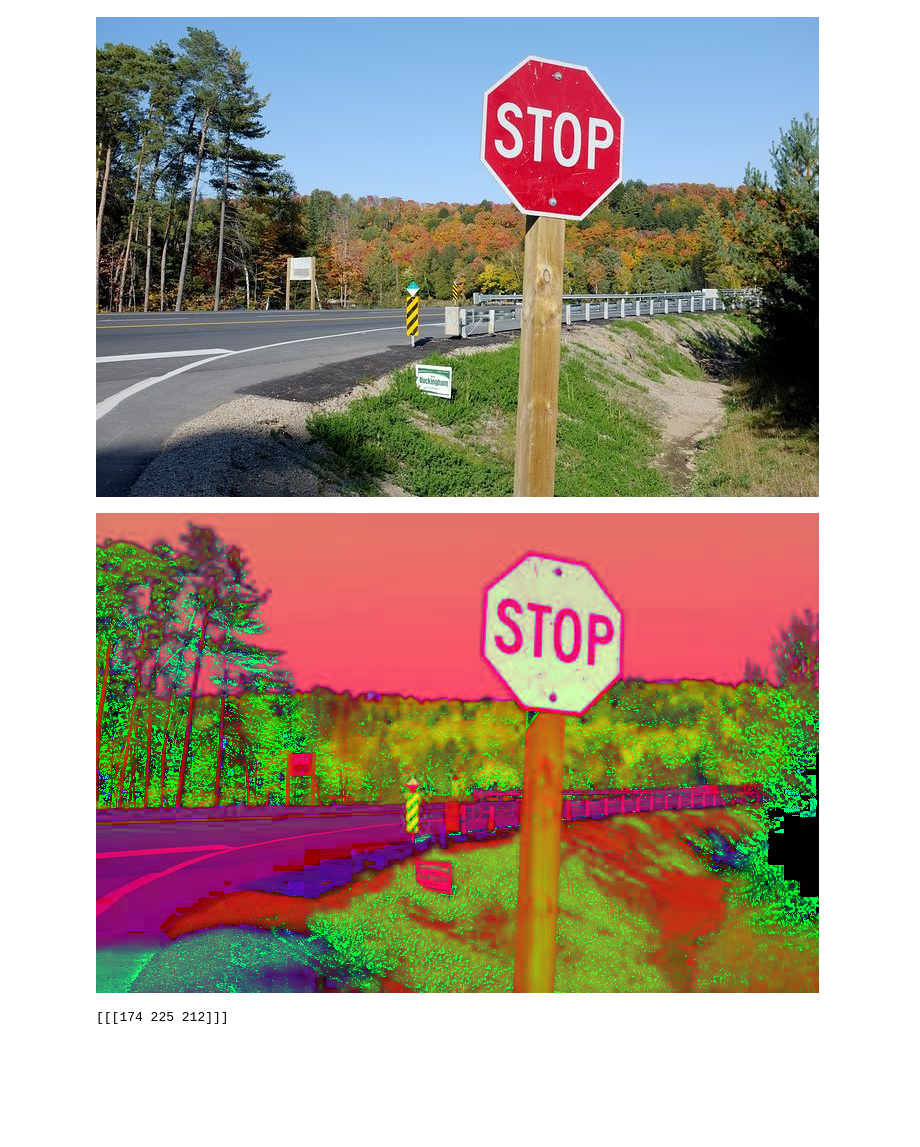
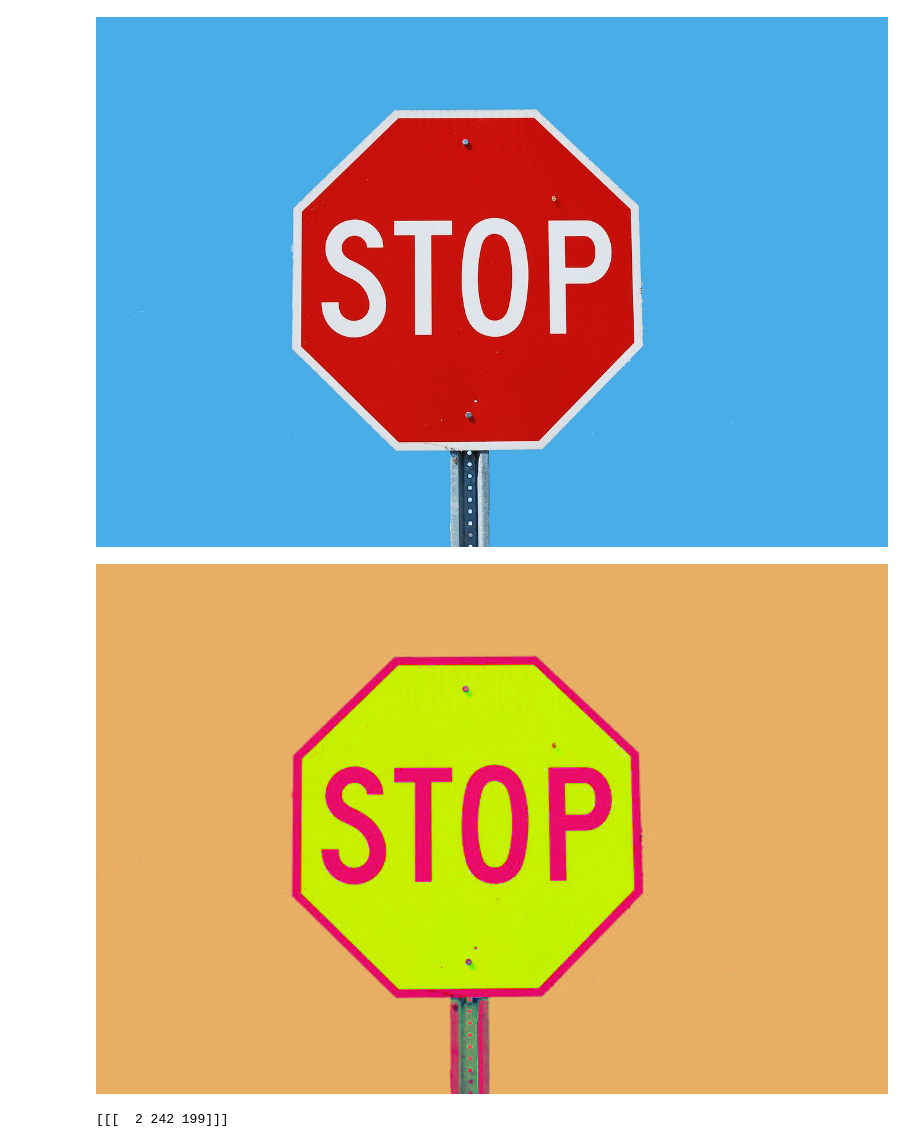
Before and after one commit to JeanMichelDeveloper/Training, a Jupyter notebook: Detect_object_in_an_image.ipynb, the cells around one changed output. Drawn from its saved outputs; the diff is of its cells as text; code cells hidden in the pictures; blank space fills up the shorter version.

```diff
--- a/Detect_object_in_an_image.ipynb
+++ b/Detect_object_in_an_image.ipynb
@@ -28,26 +28,26 @@ stop-sign-744192__4 100%[===================>]  92.81K  --.-KB/s    in 0.01s
 # %%
-image = cv2.imread("stop-sign-744192__480.jpg")
+image = cv2.imread("stop-7126941_1280.jpg")
 
 cv2_imshow(image)
 # %% [output]
-[figure, old version]
+[figure, new version]
 # %%
 #convert to HSV
 image_hsv = cv2.cvtColor(image, cv2.COLOR_BGR2HSV)
 
 cv2_imshow(image_hsv)
 # %% [output]
-[figure, old version]
+[figure, new version]
 # %%
 #determine mask variable
-color = numpy.uint8([[[64,25,212]]]) #BRG of the color we want to isolate
+color = numpy.uint8([[[10,25,199]]]) #BRG of the color we want to isolate
 hsv = cv2.cvtColor(color,cv2.COLOR_BGR2HSV)
 print(hsv)
 
-minimum_hsv = (172, 100, 0)
-maximum_hsv = (176, 255, 255)
+minimum_hsv = (0, 100, 0)
+maximum_hsv = (10, 255, 255)
 # %% [output]
-[[[174 225 212]]]
+[[[  2 242 199]]]
 # %%
 #create mask
 mask = cv2.inRange(image_hsv, minimum_hsv, maximum_hsv)
```
Also changed, not shown: parts of 3 cells of this notebook.
